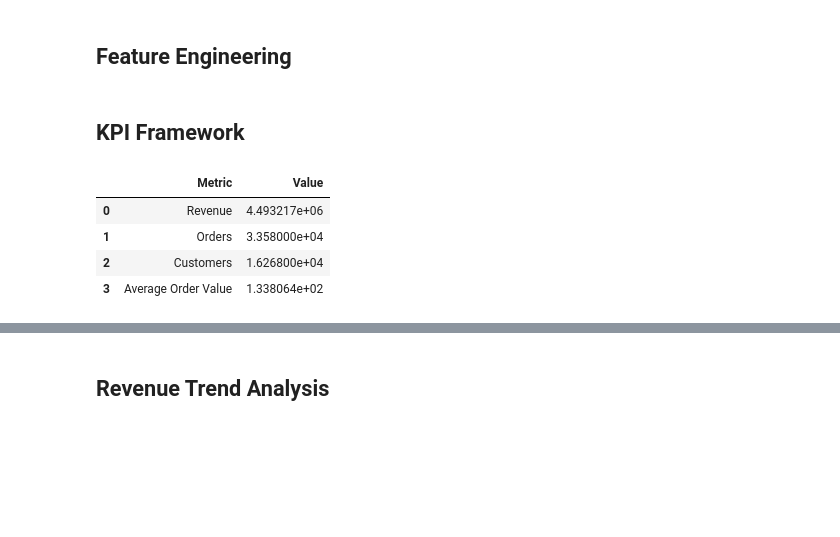
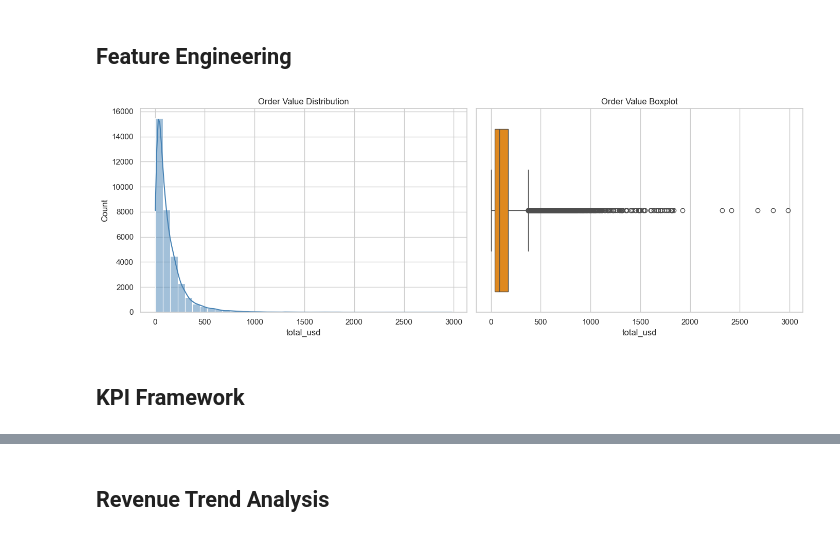
Before and after one commit to ShivNandanJha/E-commerce-Funnel-Analysis, a Jupyter notebook: code.ipynb, the cells around one changed output, grey strips where cells are left out. Drawn from its saved outputs; the diff is of its cells as text; code cells hidden in the pictures; blank space fills up the shorter version.

```diff
--- a/code.ipynb
+++ b/code.ipynb
@@ -133,31 +140,18 @@ customers['signup_year'] = customers['signup_date'].dt.year
+# %%
+
+fig, axes = plt.subplots(1, 2, figsize=(14, 5))
+
+sns.histplot(orders['total_usd'], bins=40, kde=True, ax=axes[0], color='steelblue')
+axes[0].set_title('Order Value Distribution')
+axes[0].set_xlabel('total_usd')
+
+sns.boxplot(x=orders['total_usd'], ax=axes[1], color='darkorange')
+axes[1].set_title('Order Value Boxplot')
+axes[1].set_xlabel('total_usd')
+
+plt.tight_layout()
+plt.show()
+# %% [output]
+[figure, added]
 # %% [markdown]
 ## KPI Framework
-# %%
-
-total_revenue = orders['total_usd'].sum()
-total_orders = orders['order_id'].nunique()
-total_customers = orders['customer_id'].nunique()
-aov = total_revenue / total_orders
-
-kpi = pd.DataFrame({
-    'Metric':[
-        'Revenue',
-        'Orders',
-        'Customers',
-        'Average Order Value'
-    ],
-    'Value':[
-        total_revenue,
-        total_orders,
-        total_customers,
-        aov
-    ]
-})
-
-kpi
-# %% [output]
-|  | Metric | Value |
-| 0 | Revenue | 4.493217e+06 |
-| 1 | Orders | 3.358000e+04 |
-| 2 | Customers | 1.626800e+04 |
-| 3 | Average Order Value | 1.338064e+02 |
```
Also changed, not shown: parts of 9 cells of this notebook.
